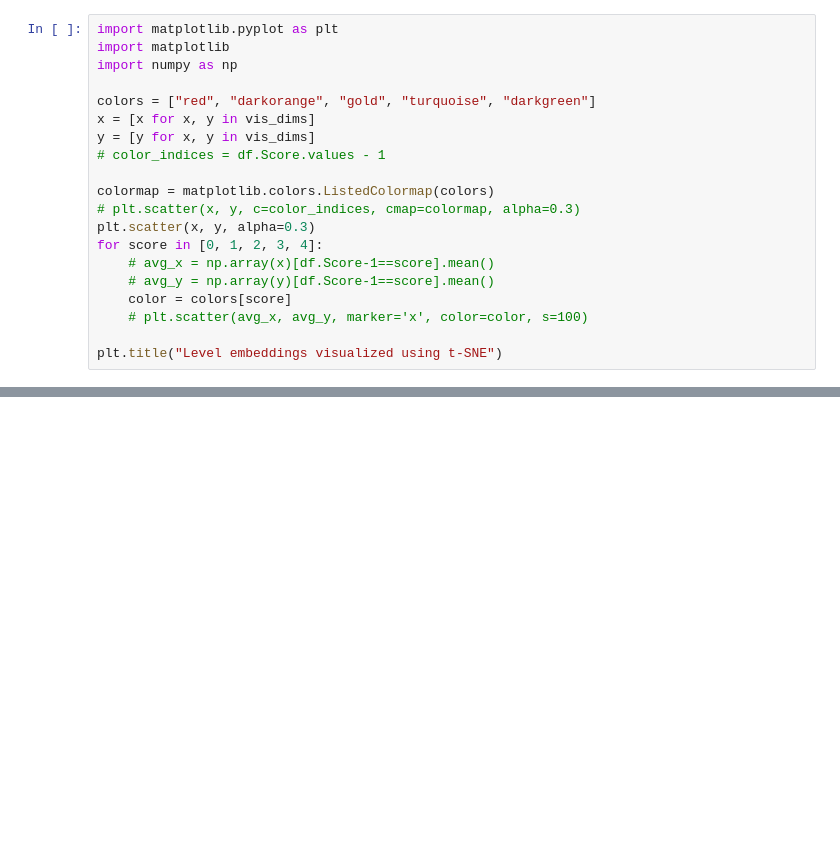
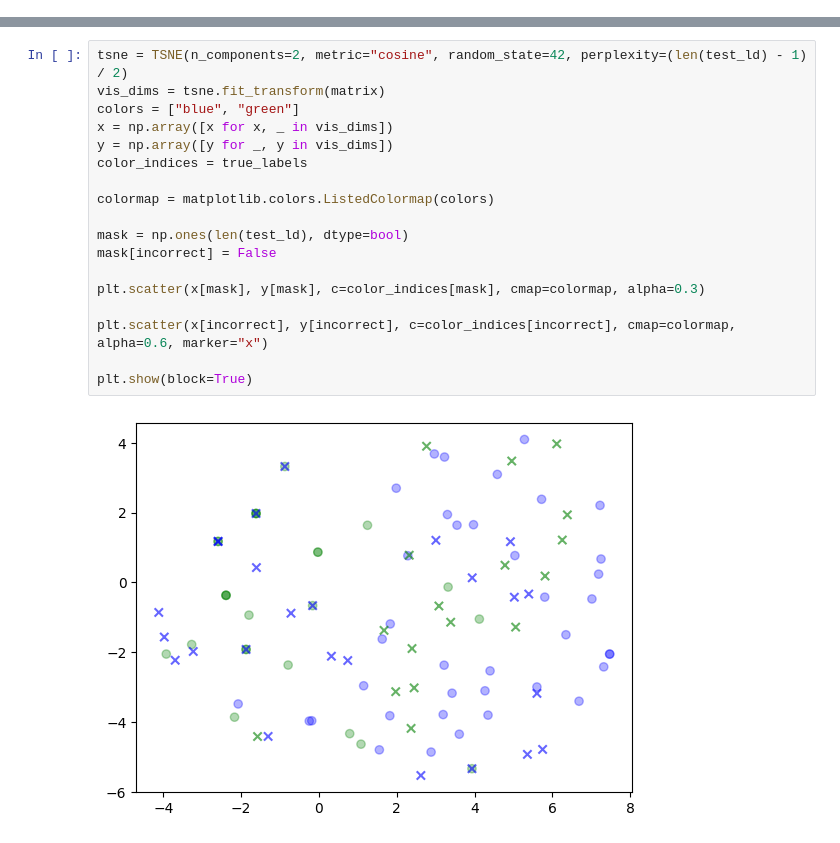
Before and after one commit to ignaciosica/hdc, a Jupyter notebook: src/visualize.ipynb, the cells around one changed output, grey strips where cells are left out. Drawn from its saved outputs; the diff is of its cells as text; blank space fills up the shorter version.

```diff
--- a/src/visualize.ipynb
+++ b/src/visualize.ipynb
@@ -147,20 +134,0 @@ vis_dims.shape
-# %%
-import matplotlib.pyplot as plt
-import matplotlib
-import numpy as np
-
-colors = ["red", "darkorange", "gold", "turquoise", "darkgreen"]
-x = [x for x, y in vis_dims]
-y = [y for x, y in vis_dims]
-# color_indices = df.Score.values - 1
-
-colormap = matplotlib.colors.ListedColormap(colors)
-# plt.scatter(x, y, c=color_indices, cmap=colormap, alpha=0.3)
-plt.scatter(x, y, alpha=0.3)
-for score in [0, 1, 2, 3, 4]:
-    # avg_x = np.array(x)[df.Score-1==score].mean()
-    # avg_y = np.array(y)[df.Score-1==score].mean()
-    color = colors[score]
-    # plt.scatter(avg_x, avg_y, marker='x', color=color, s=100)
-
-plt.title("Level embeddings visualized using t-SNE")
@@ -169,0 +197,20 @@ Text(0.5, 1.0, 'Level embeddings visualized using t-SNE')
+# %%
+tsne = TSNE(n_components=2, metric="cosine", random_state=42, perplexity=(len(test_ld) - 1) / 2)
+vis_dims = tsne.fit_transform(matrix)
+colors = ["blue", "green"]
+x = np.array([x for x, _ in vis_dims])
+y = np.array([y for _, y in vis_dims])
+color_indices = true_labels
+
+colormap = matplotlib.colors.ListedColormap(colors)
+
+mask = np.ones(len(test_ld), dtype=bool)
+mask[incorrect] = False
+
+plt.scatter(x[mask], y[mask], c=color_indices[mask], cmap=colormap, alpha=0.3)
+
+plt.scatter(x[incorrect], y[incorrect], c=color_indices[incorrect], cmap=colormap, alpha=0.6, marker="x")
+
+plt.show(block=True)
+# %% [output]
+[figure, added]
```
Also changed, not shown: parts of 5 cells of this notebook, 1 other file.
